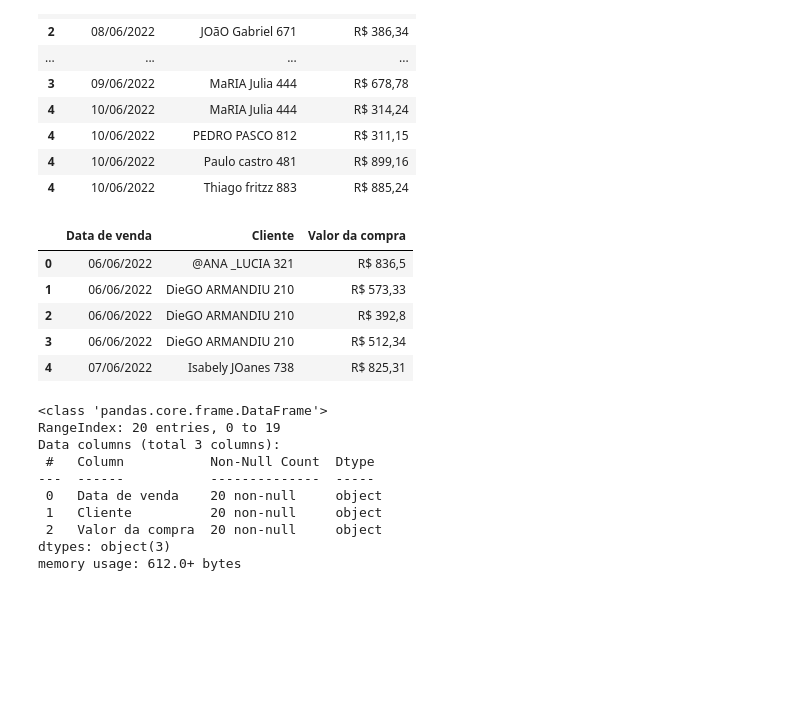
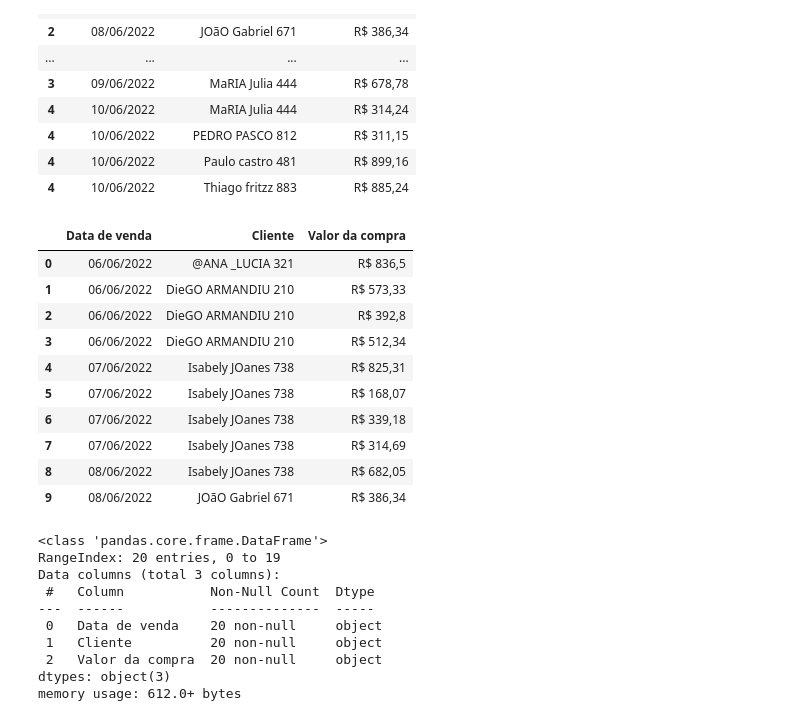
Before and after one commit to AndresCMontejo/Pandas_tratamiento_manipulaci-n_datos, a Jupyter notebook: Proyecto_Desafío_1_Ventas_Online.ipynb, the cells around one changed output. Drawn from its saved outputs; the diff is of its cells as text; code cells hidden in the pictures; blank space fills up the shorter version.

```diff
--- a/Proyecto_Desafío_1_Ventas_Online.ipynb
+++ b/Proyecto_Desafío_1_Ventas_Online.ipynb
@@ -78,14 +76,19 @@ datos
 # %%
 #reseteando el indice
 datos.reset_index(inplace=True, drop=True) #drop para borrar el indice anterior.
-datos.head()
+datos.head(10)
 # %% [output]
 |  | Data de venda | Cliente | Valor da compra |
 | 0 | 06/06/2022 | @ANA _LUCIA 321 | R$ 836,5 |
 | 1 | 06/06/2022 | DieGO ARMANDIU 210 | R$ 573,33 |
 | 2 | 06/06/2022 | DieGO ARMANDIU 210 | R$ 392,8 |
 | 3 | 06/06/2022 | DieGO ARMANDIU 210 | R$ 512,34 |
 | 4 | 07/06/2022 | Isabely JOanes 738 | R$ 825,31 |
+| 5 | 07/06/2022 | Isabely JOanes 738 | R$ 168,07 |
+| 6 | 07/06/2022 | Isabely JOanes 738 | R$ 339,18 |
+| 7 | 07/06/2022 | Isabely JOanes 738 | R$ 314,69 |
+| 8 | 08/06/2022 | Isabely JOanes 738 | R$ 682,05 |
+| 9 | 08/06/2022 | JOãO Gabriel 671 | R$ 386,34 |
 # %%
 datos.info()
 # %% [output]
```
Also changed, not shown: parts of 7 cells of this notebook.
